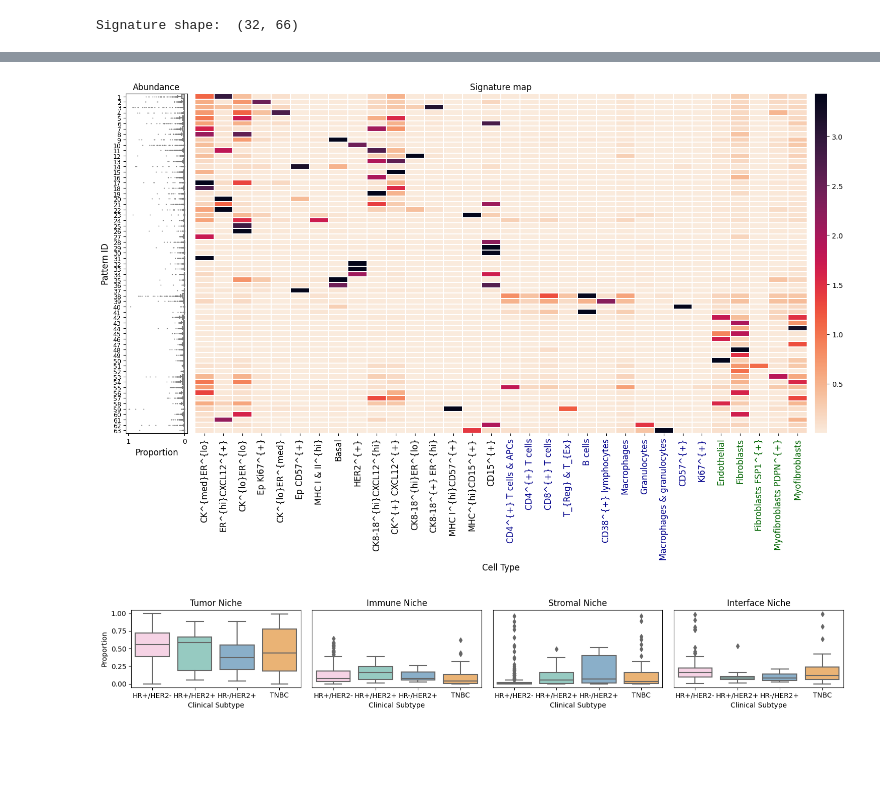
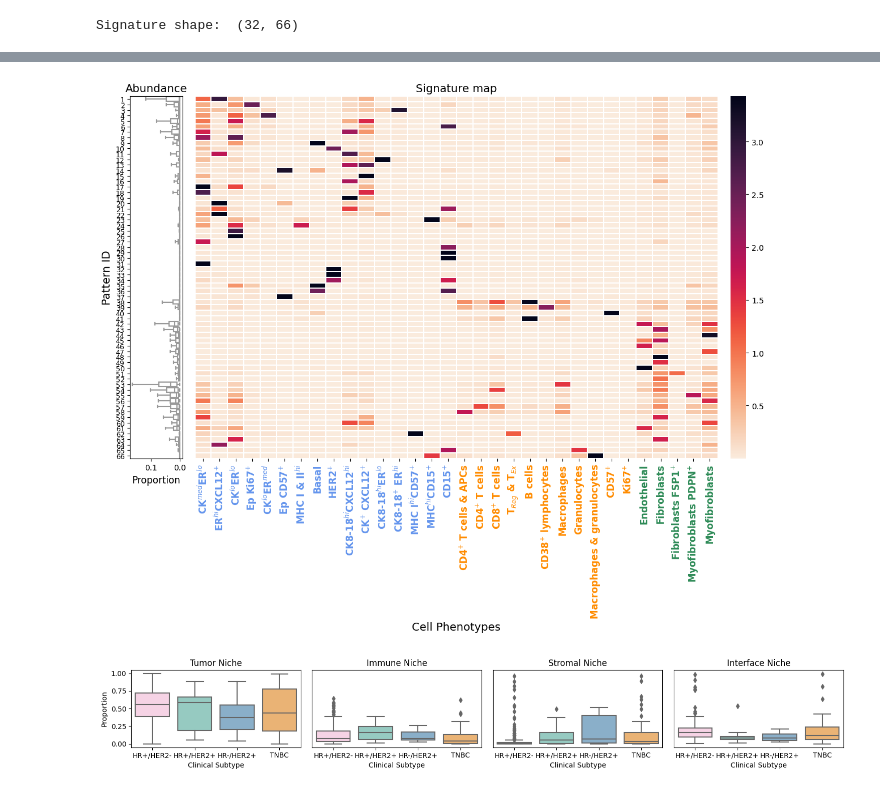
Before and after one commit to JasmineZhen218/BiGraphKernel, a Jupyter notebook: b_Soft_WL_Kernel_random_split/demo_cluster_results.ipynb, the cells around one changed output, grey strips where cells are left out. Cells and saved outputs as stored; diff of their text form; code cells hidden in the pictures; blank space fills up the shorter version.

```diff
--- a/b_Soft_WL_Kernel_random_split/demo_cluster_results.ipynb
+++ b/b_Soft_WL_Kernel_random_split/demo_cluster_results.ipynb
@@ -116,10 +117,8 @@ stromal_niche = np.where(
     & (np.sum(Signature[16:27, :] > threshold, axis=0) == 0)
     & (np.sum(Signature[27:, :] > threshold, axis=0) > 0)
 )[0]
-interacting_niche = np.where(
-    (np.sum(Signature[:16, :] > threshold, axis=0) > 0)
-    & (np.sum(Signature[16:, :] > threshold, axis=0) > 0)
-)[0]
+interacting_niche = [i for i in range(Signature.shape[1]) if i not in np.concatenate([tumor_niche, immune_niche, stromal_niche])]
+interacting_niche = np.concatenate([interacting_niche, interacting_niche_2])
 print(tumor_niche, immune_niche, stromal_niche, interacting_niche)
 print(len(tumor_niche), len(immune_niche), len(stromal_niche), len(interacting_niche))
 # %% [output]
@@ -242,9 +219,9 @@ array([2.36518448e-03, 2.42718447e-03, 0.00000000e+00, 1.45243282e-03,
 f, ax = plt.subplots(
     1,
     3,
-    figsize=(15, 10),
+    figsize=(12, 10),
     tight_layout=True,
-    gridspec_kw={"width_ratios": [1,10,0.2]},
+    gridspec_kw={"width_ratios": [1,10,0.3]},
 )
 Signature_reorder = Signature[
     :, np.concatenate([tumor_niche, immune_niche, stromal_niche, interacting_niche])
@@ -252,41 +229,82 @@ Signature_reorder = Signature[
 Indices = np.concatenate([tumor_niche, immune_niche, stromal_niche, interacting_niche])
 sns.heatmap(
     Signature[:, Indices].T,
     ax=ax[1],
     cmap="rocket_r",
     linewidth=0.005,
     cbar=True,
     cbar_ax=ax[2],
     edgecolor="black",
     vmax=np.percentile(Signature, 99),
     vmin=np.percentile(Signature, 5),
 )
 
 ax[1].get_yaxis().set_visible(False)
-ax[1].set_title("Signature map", fontsize=12)
+ax[1].set_title("Signature map", fontsize=14)
 from utils import reverse_dict
 
 Cell_type_name_list = [
     reverse_dict(get_node_id("Danenberg", node_label))[i]
     for i in range(Centroids.shape[1])
 ]
-ax[1].set_xticklabels(Cell_type_name_list, rotation=90, fontsize=12)
+plt.rcParams.update({
+    'text.usetex': True,
+    'font.family': 'serif',
+    'font.serif': ['Times New Roman'],
+})
+tick_labels = [
+ r'CK$^{med}$ER$^{lo}$',
+ r'ER$^{hi}$CXCL12$^{+}$',
+ r'CK$^{lo}$ER$^{lo}$',
+ r'Ep Ki67$^{+}$',
+ r'CK$^{lo}$ER$^{med}$',
+ r'Ep CD57$^{+}$',
+ r'MHC I & II$^{hi}$',
+ 'Basal',
+ r'HER2$^{+}$',
+ r'CK8-18$^{hi}$CXCL12$^{hi}$',
+ r'CK$^{+}$ CXCL12$^{+}$',
+ r'CK8-18$^{hi}$ER$^{lo}$',
+ r'CK8-18$^{+}$ ER$^{hi}$',
+ r'MHC I$^{hi}$CD57$^{+}$',
+ r'MHC$^{hi}$CD15$^{+}$',
+ r'CD15$^{+}$',
+ r'CD4$^{+}$ T cells & APCs',
+ r'CD4$^{+}$ T cells',
+ r'CD8$^{+}$ T cells',
+ r'T$_{Reg}$ & T$_{Ex}$',
+ 'B cells',
+ r'CD38$^{+}$ lymphocytes',
+ 'Macrophages',
+ 'Granulocytes',
+ 'Macrophages & granulocytes',
+ r'CD57$^{+}$',
+ r'Ki67$^{+}$',
+ 'Endothelial',
+ 'Fibroblasts',
+ r'Fibroblasts FSP1$^{+}$',
+ r'Myofibroblasts PDPN$^{+}$',
+ 'Myofibroblasts']
+ax[1].set_xticklabels(tick_labels, rotation=90, fontsize=12, fontweight = 'bold')
 
-ax[1].set_xlabel("Cell Type", fontsize=12)
-xtickcolors = ["black"] * 16 + ["darkblue"] * 11 + ["darkgreen"] * 5
+
+
+ax[1].set_xlabel("Cell Phenotypes", fontsize=14)
+xtickcolors = ["cornflowerblue"] * 16 + ["darkorange"] * 11 + ["seagreen"] * 5
 for xtick, color in zip(ax[1].get_xticklabels(), xtickcolors):
     xtick.set_color(color)
 ax[2].get_xaxis().set_visible(False)
 
-sns.boxplot(y="pattern_id", x="proportion", data=DF, showfliers=True, ax = ax[0], color='.8', order = [str(i) for i in Indices], fliersize=0.5)
+sns.boxplot(y="pattern_id", x="proportion", data=DF, showfliers=False, ax = ax[0], color='white', order = [str(i) for i in Indices], fliersize=0.5)
 ax[0].set_xlabel("Proportion", fontsize=12)
-ax[0].set_title("Abundance", fontsize=12)
+ax[0].set_title("Abundance", fontsize=14)
 ax[0].set_yticklabels([i+1 for i in range(len(Indices))], fontsize=9)
-ax[0].set_ylabel("Pattern ID", fontsize=12)
+ax[0].set_ylabel("Pattern ID", fontsize=14)
 ax[0].invert_xaxis()
+
 plt.show()
 # %% [output]
-[figure, old version]
+[figure, new version]
 # %%
 f, ax = plt.subplots(1,4, figsize=(15,2.5), tight_layout=True, sharey=True)
 colors=   [sns.color_palette("Set3")[7],sns.color_palette("Set3")[0],sns.color_palette("Set3")[4] ,sns.color_palette("Set3")[5] ]
```
Also changed, not shown: parts of 4 cells of this notebook, 8 other files.
